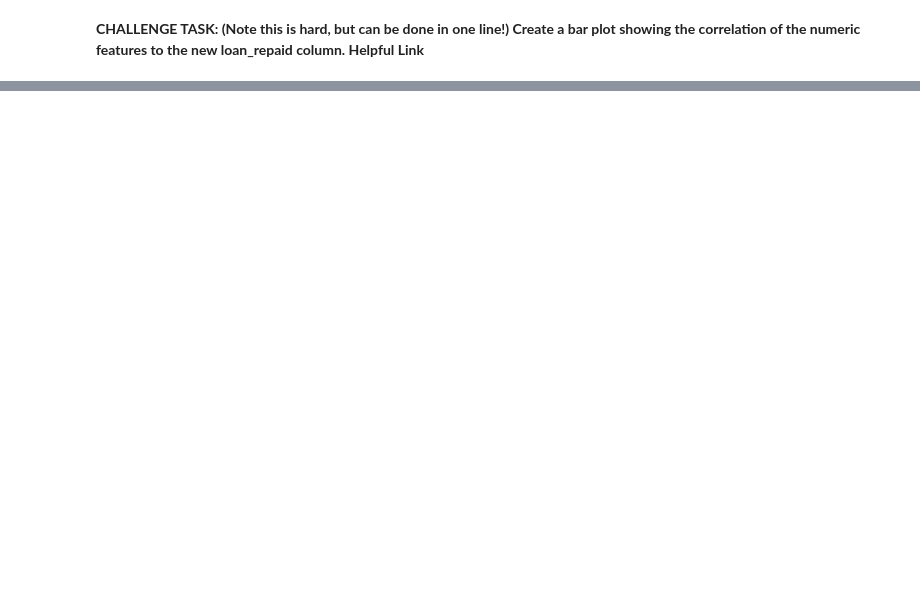
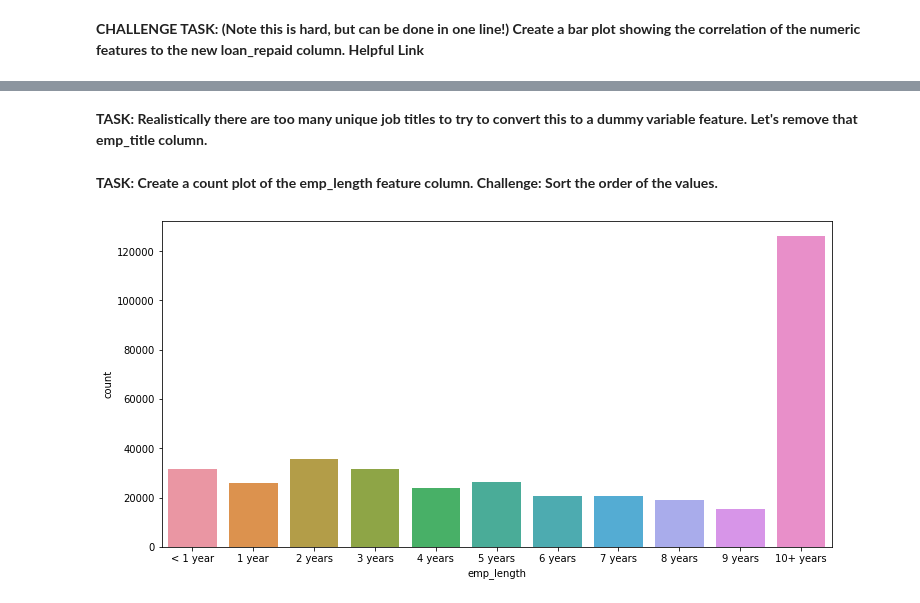
Before and after one commit to renegmed/tf2_bootcamp_portilla, a Jupyter notebook: 07_basic_artificial_neural_networks/04_Keras_Project_Exercise.ipynb, the cells around one changed output, grey strips where cells are left out. Saved outputs shown, nothing was run; the diff lists cells and outputs as text; code cells hidden in the pictures; blank space fills up the shorter version.

```diff
--- a/07_basic_artificial_neural_networks/04_Keras_Project_Exercise.ipynb
+++ b/07_basic_artificial_neural_networks/04_Keras_Project_Exercise.ipynb
@@ -252,0 +430,17 @@ ax =df.plot.bar(y='loan_amnt', rot=0)
+# %% [markdown]
+**TASK: Realistically there are too many unique job titles to try to convert this to a dummy variable feature. Let's remove that emp_title column.**
+# %%
+df = df.drop(columns=['emp_title'])
+# %% [markdown]
+**TASK: Create a count plot of the emp_length feature column. Challenge: Sort the order of the values.**
+# %%
+plt.figure(figsize=(12,6))
+#sorted_df = df['emp_length'].value_counts()
+#sorted_df
+#df['emp_length'].unique()
+
+sns.countplot(x='emp_length', data=df, order=['< 1 year','1 year','2 years',
+  '3 years','4 years','5 years','6 years','7 years','8 years','9 years','10+ years'])
+plt.show()
+# %% [output]
+[figure, added]
```
Also changed, not shown: parts of 41 cells of this notebook, 13 other files.
